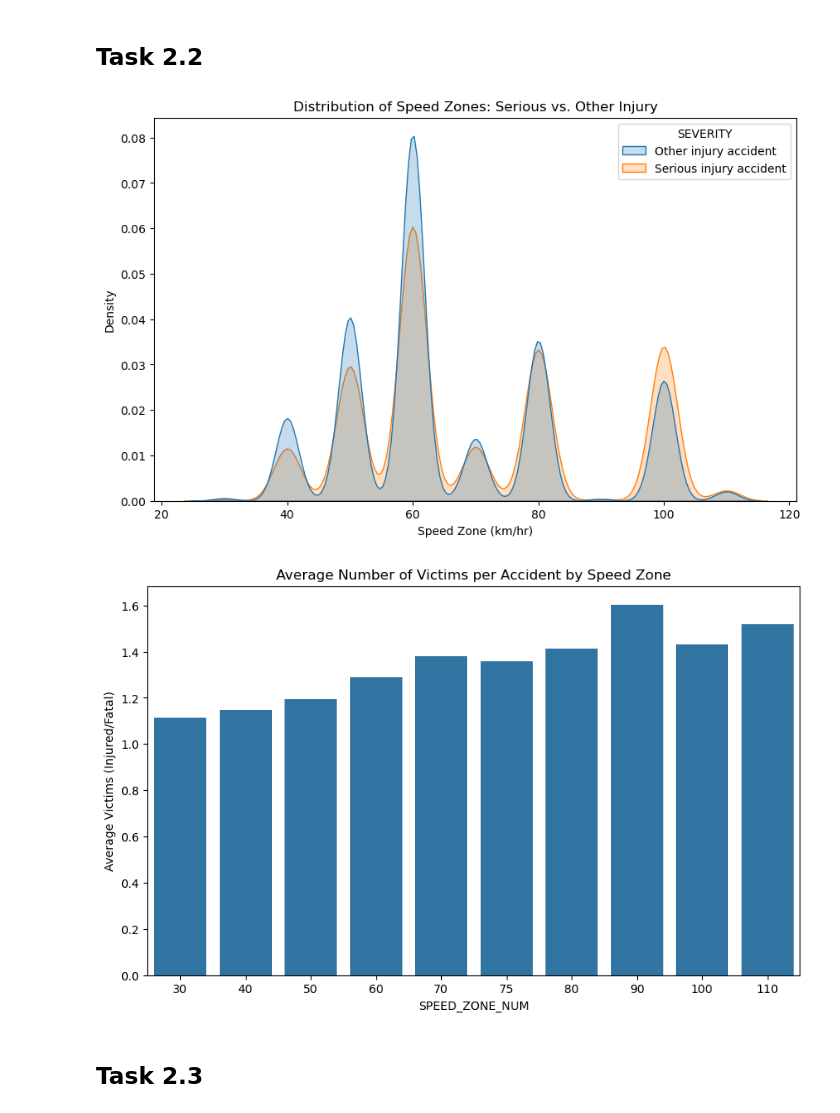
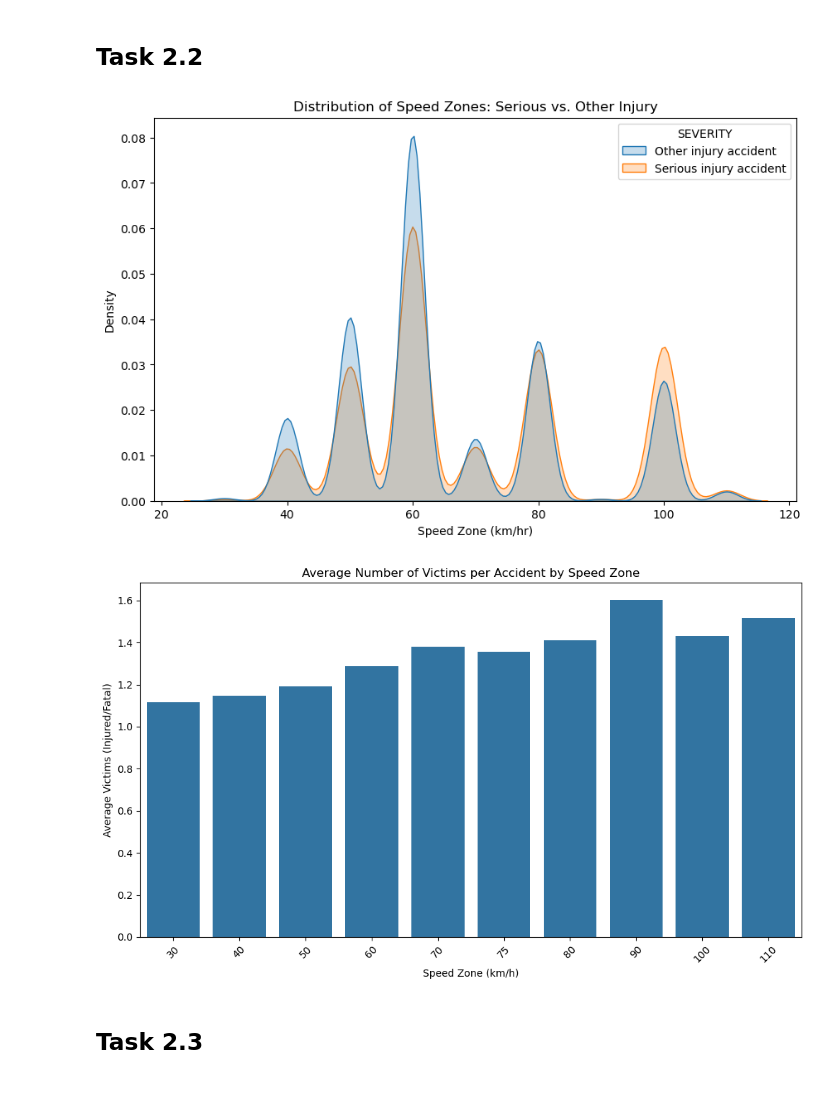
Before and after one commit to Lysitheatsu/PracDataSci, a Jupyter notebook: Assignment1/assignment1.ipynb, the cells around one changed output. Drawn from its saved outputs; the diff is of its cells as text; code cells hidden in the pictures.

```diff
--- a/Assignment1/assignment1.ipynb
+++ b/Assignment1/assignment1.ipynb
@@ -45,10 +45,11 @@ df = df.drop(columns=['VICGRID_X', 'VICGRID_Y'], errors='ignore')
 # we need to keep the lat and long so itll filted out junk ones
 df = df.dropna(subset=['LATITUDE', 'LONGITUDE'])
 # %%
-# Fixes some vaalues in the day of the week and generalizes weekend to saturday as it is the most common day for weekend crashes and we dont have a specific day for the weekend category
-day_fix = {'Thu': 'Thursday', 'Weekend': 'Saturday'}
+# Fixes up the typos and ambiguities in the dataset.
+# 'Weekend' is mapped to 'Unknown' as it is not a specific day of the week, and 'Thu' is mapped to 'Thursday' for consistency with the other day names.
+day_fix = {'Thu': 'Thursday', 'Weekend': 'Unknown'}
 df['DAY_OF_WEEK'] = df['DAY_OF_WEEK'].replace(day_fix)
-# clean up the bad light condition entries
+# cleans up the bad light condition entries
 light_fix = {'Unk.': 'Unknown', 'No': 'Unknown', 'Days': 'Day'}
 df['LIGHT_CONDITION'] = df['LIGHT_CONDITION'].replace(light_fix)
 # %%
@@ -78,14 +82,6 @@ for col in cols_to_fix:
     df[col] = df[col].astype(int)
 
 df['ROAD_ROUTE_1'] = df['ROAD_ROUTE_1'].fillna(0).astype(int)
-# %%
-# apply the speed cleaning function and store as a nullable integer
-df['SPEED_ZONE_NUM'] = df['SPEED_ZONE'].apply(clean_speed).astype('Int64')
-
-# Int64 allows for nulls + NANS
-cols_to_fix = ['SPEED_ZONE_NUM']
-for col in cols_to_fix:
-    df[col] = df[col].astype('Int64')
 # %%
 # 5. displays that it processed correctly and then displays the first few rows to show the changes
 print(f"Data successfully cleaned. ")
@@ -161,24 +157,35 @@ plt.show()
 # %%
 # Filter for serious and other injury accidents only
 severity_df = df[df['SEVERITY'].isin(['Serious injury accident', 'Other injury accident'])]
 
 # Distribution Plot
 plt.figure(figsize=(10, 6))
 sns.kdeplot(data=severity_df, x='SPEED_ZONE_NUM', hue='SEVERITY', fill=True, common_norm=False)
 plt.title('Distribution of Speed Zones: Serious vs. Other Injury')
 plt.xlabel('Speed Zone (km/hr)')
 plt.ylabel('Density')
 plt.show()
 
 # Average number of victims per accident by speed zone
+#Groups by speed zone, calculates the mean of INJ_OR_FATAL, and sorts by speed zone for plotting
+speed_avg = (
+    df.dropna(subset=['SPEED_ZONE_NUM'])
+    .groupby('SPEED_ZONE_NUM', observed=True)['INJ_OR_FATAL']
+    .mean()
+    .reset_index()
+    .sort_values('SPEED_ZONE_NUM')
+)
 plt.figure(figsize=(10, 6))
-sns.barplot(data=df, x='SPEED_ZONE_NUM', y='INJ_OR_FATAL', errorbar=None)
+sns.barplot(data=speed_avg, x='SPEED_ZONE_NUM', y='INJ_OR_FATAL', order=speed_avg['SPEED_ZONE_NUM'])
 plt.title('Average Number of Victims per Accident by Speed Zone')
+plt.xlabel('Speed Zone (km/h)')
 plt.ylabel('Average Victims (Injured/Fatal)')
+plt.xticks(rotation=45)
+plt.tight_layout()
 plt.show()
 # %% [output]
 [figure]
-[figure, old version]
+[figure, new version]
 # %% [markdown]
 ## Task 2.3
 # %%
```
Also changed, not shown: parts of 2 cells of this notebook, 2 other files.
